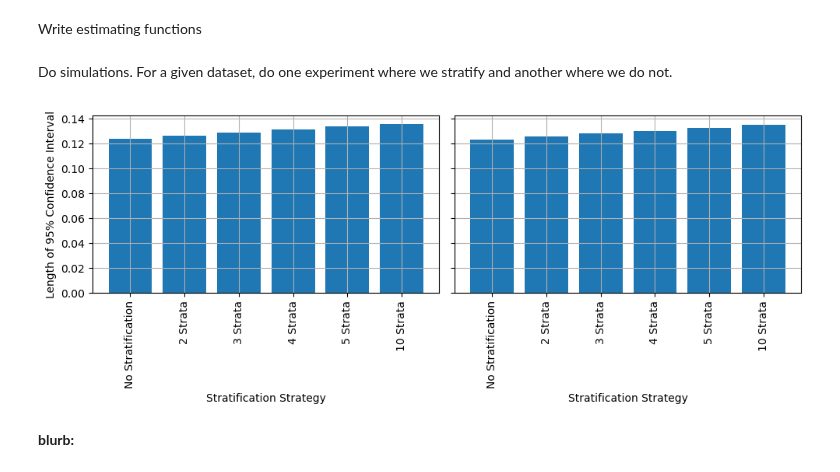
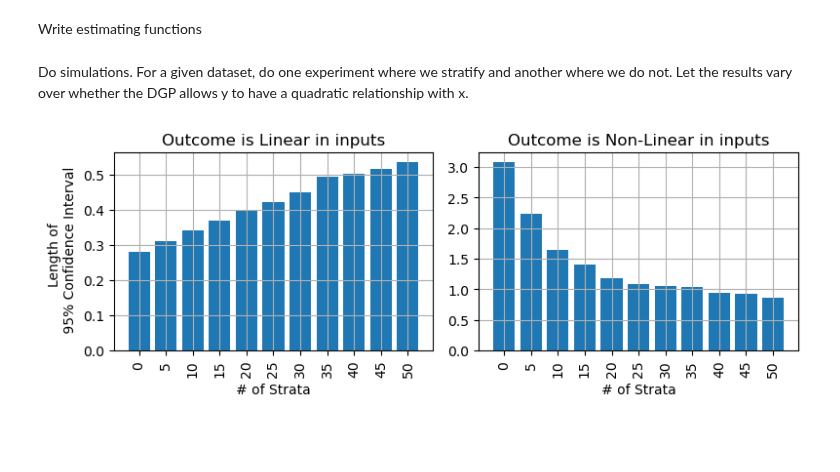
Before and after one commit to shoepaladin/causalinference_crashcourse, a Jupyter notebook: OtherMaterial/Experimental Analysis and Deep Diving Treatment Effects/Stratification.ipynb, the cells around one changed output. Saved outputs shown, nothing was run; the diff lists cells and outputs as text; code cells hidden in the pictures; blank space fills up the shorter version.

Commit message:
Stratification update

```diff
--- a/OtherMaterial/Experimental Analysis and Deep Diving Treatment Effects/Stratification.ipynb
+++ b/OtherMaterial/Experimental Analysis and Deep Diving Treatment Effects/Stratification.ipynb
@@ -20,9 +25,13 @@ from random import shuffle
 # %% [markdown]
 Create functions that generate data and assignment
 # %%
-def get_data(n=None):
+def get_data(n=None, quad=True):
     x1 = np.random.normal(0,1,n)
     y = -0.25 + 2*x1 + np.random.normal(0,0.5,n)
+    if quad==True:
+        y += (2*x1)**2
+    else:
+        pass
     return pd.DataFrame(data={'x1':x1, 'y':y})
 
 def assign_simple(treat_number = None, data=None):
@@ -59,11 +68,12 @@ Write estimating functions
 # %%
 def simple_estimate(data=None, strat_name=None):
     if strat_name !=None:
-        X = pd.concat( [sm.add_constant(data[['w','x1']]), pd.get_dummies(data[strat_name])],axis=1)
+        X = pd.concat( [sm.add_constant(data[['w','x1']]), pd.get_dummies(data[strat_name], drop_first=True)],axis=1)
     else:
         X = sm.add_constant(data[['w','x1']])
     olsf = sm.OLS(endog=data['y'], exog=X).fit()
-    return olsf.params['w'], olsf.bse['w']
+    return olsf.params['w'], olsf.bse['w'], olsf
 # %% [markdown]
 Do simulations. For a given dataset, do one experiment where we stratify and another where we do not.
+Let the results vary over whether the DGP allows y to have a quadratic relationship with x.
 # %%
@@ -84,28 +96,29 @@ for s in range(50):
 # %%
-fig,ax = plt.subplots(ncols=2, figsize=(10,4), sharey=True)
+fig,ax = plt.subplots(ncols=2, figsize=(8,3), sharey=False)
 
-plot_ = df_sim[[e for e in df_sim.columns if '_se' in e]].mean()
+plot_ = df_sim.loc[df_sim['quadratic']==False][[e for e in df_sim.columns if '_se' in e]].mean()
 ax[0].bar(range(len(plot_)), 2*1.96*plot_ )
 ax[0].set_xticks(range(len(plot_)))
-ax[0].set_xticklabels(['No Stratification'] +
-                      ['{0} Strata'.format(o[10:]) for o in [e for e in df_sim.columns if '_se' in e and 'simple' not in e] ]\
+ax[0].set_xticklabels(['0'] +
+                      ['{0}'.format(o[10:]) for o in [e for e in df_sim.columns if '_se' in e and 'simple' not in e] ]\
                      ,rotation=90)
 
-plot_ = df_sim[[e for e in df_sim.columns if '_se' in e]].median()
+plot_ = df_sim.loc[df_sim['quadratic']==True][[e for e in df_sim.columns if '_se' in e]].mean()
 ax[1].bar(range(len(plot_)), 2*1.95*plot_ )
 ax[1].set_xticks(range(len(plot_)))
-ax[1].set_xticklabels(['No Stratification'] +\
-                      ['{0} Strata'.format(o[10:]) for o in [e for e in df_sim.columns if '_se' in e and 'simple' not in e] ]
+ax[1].set_xticklabels(['0'] +\
+                      ['{0}'.format(o[10:]) for o in [e for e in df_sim.columns if '_se' in e and 'simple' not in e] ]
                      ,rotation=90)
+ax[0].set_title('Outcome is Linear in inputs')
 
-ax[0].set_ylabel('Length of 95% Confidence Interval')
-ax[0].set_xlabel('Stratification Strategy')
-ax[1].set_xlabel('Stratification Strategy')
+ax[0].set_ylabel('Length of \n 95% Confidence Interval')
+ax[0].set_xlabel('# of Strata')
+ax[1].set_xlabel('# of Strata')
+ax[1].set_title('Outcome is Non-Linear in inputs')
+
 ax[0].grid()
 ax[1].grid()
 plt.tight_layout()
 plt.show()
 # %% [output]
-[figure, old version]
+[figure, new version]
-# %% [markdown]
-**blurb:**
```
Also changed, not shown: parts of 3 cells of this notebook.
